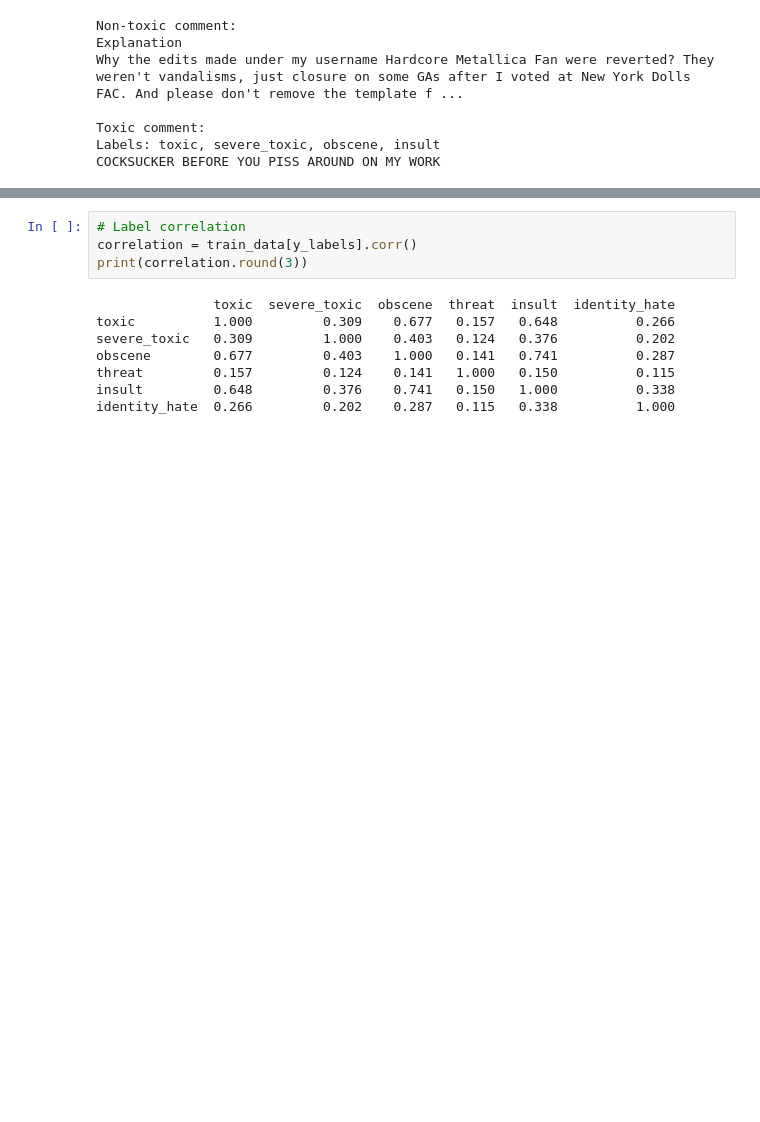
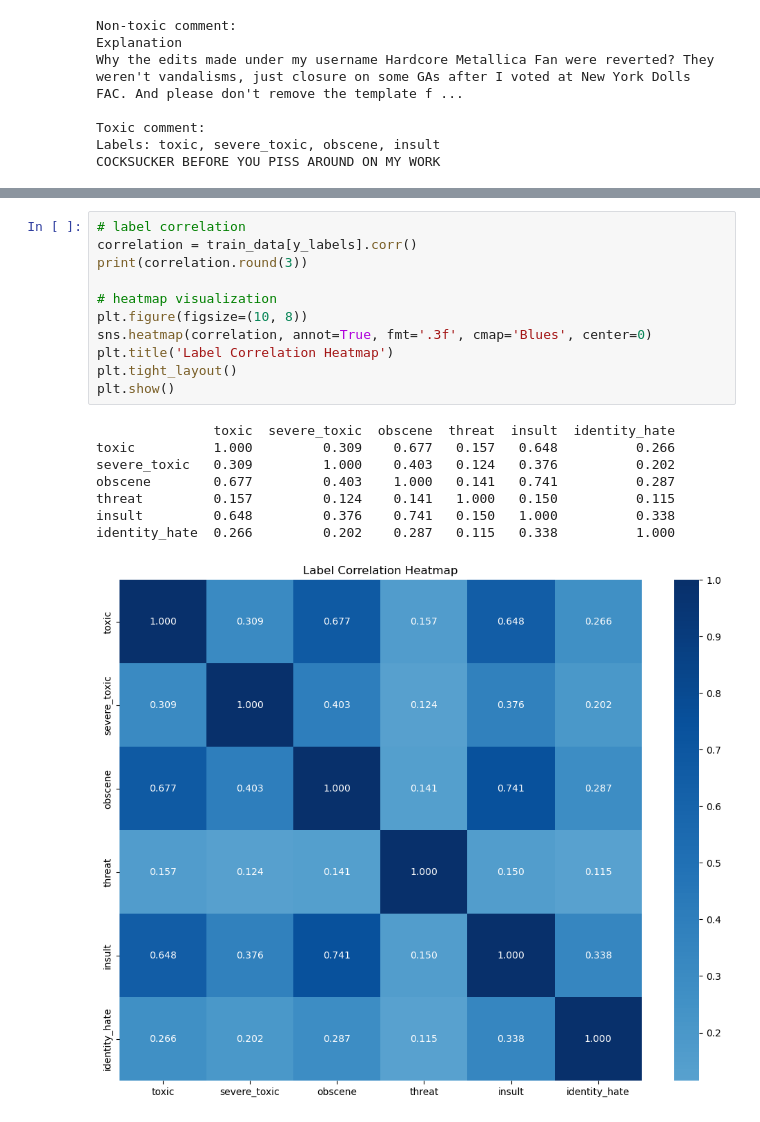
Before and after one commit to AHHHHHH0-0/Toxic-Terminators, a Jupyter notebook: scripts/eda.ipynb, the cells around one changed output, grey strips where cells are left out. Saved outputs shown, nothing was run; the diff lists cells and outputs as text; blank space fills up the shorter version.

```diff
--- a/scripts/eda.ipynb
+++ b/scripts/eda.ipynb
@@ -122,12 +160,20 @@ Avg length of non-toxic comments: 69.0
 # %%
-# Label correlation
+# label correlation
 correlation = train_data[y_labels].corr()
 print(correlation.round(3))
+
+# heatmap visualization
+plt.figure(figsize=(10, 8))
+sns.heatmap(correlation, annot=True, fmt='.3f', cmap='Blues', center=0)
+plt.title('Label Correlation Heatmap')
+plt.tight_layout()
+plt.show()
 # %% [output]
                toxic  severe_toxic  obscene  threat  insult  identity_hate
 toxic          1.000         0.309    0.677   0.157   0.648          0.266
 severe_toxic   0.309         1.000    0.403   0.124   0.376          0.202
 obscene        0.677         0.403    1.000   0.141   0.741          0.287
 threat         0.157         0.124    0.141   1.000   0.150          0.115
 insult         0.648         0.376    0.741   0.150   1.000          0.338
 identity_hate  0.266         0.202    0.287   0.115   0.338          1.000
+[figure, added]
```
Also changed, not shown: parts of 3 cells of this notebook.
